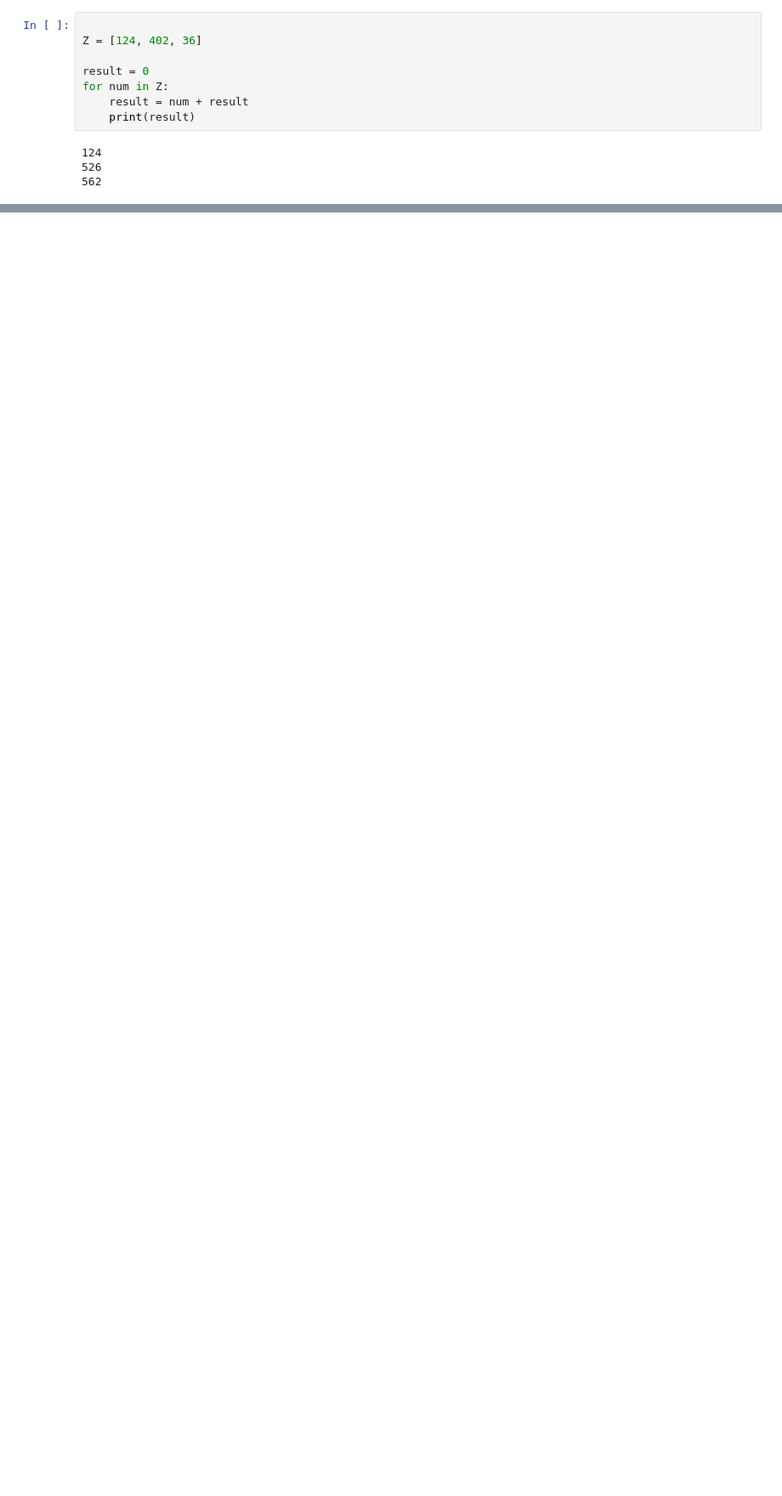
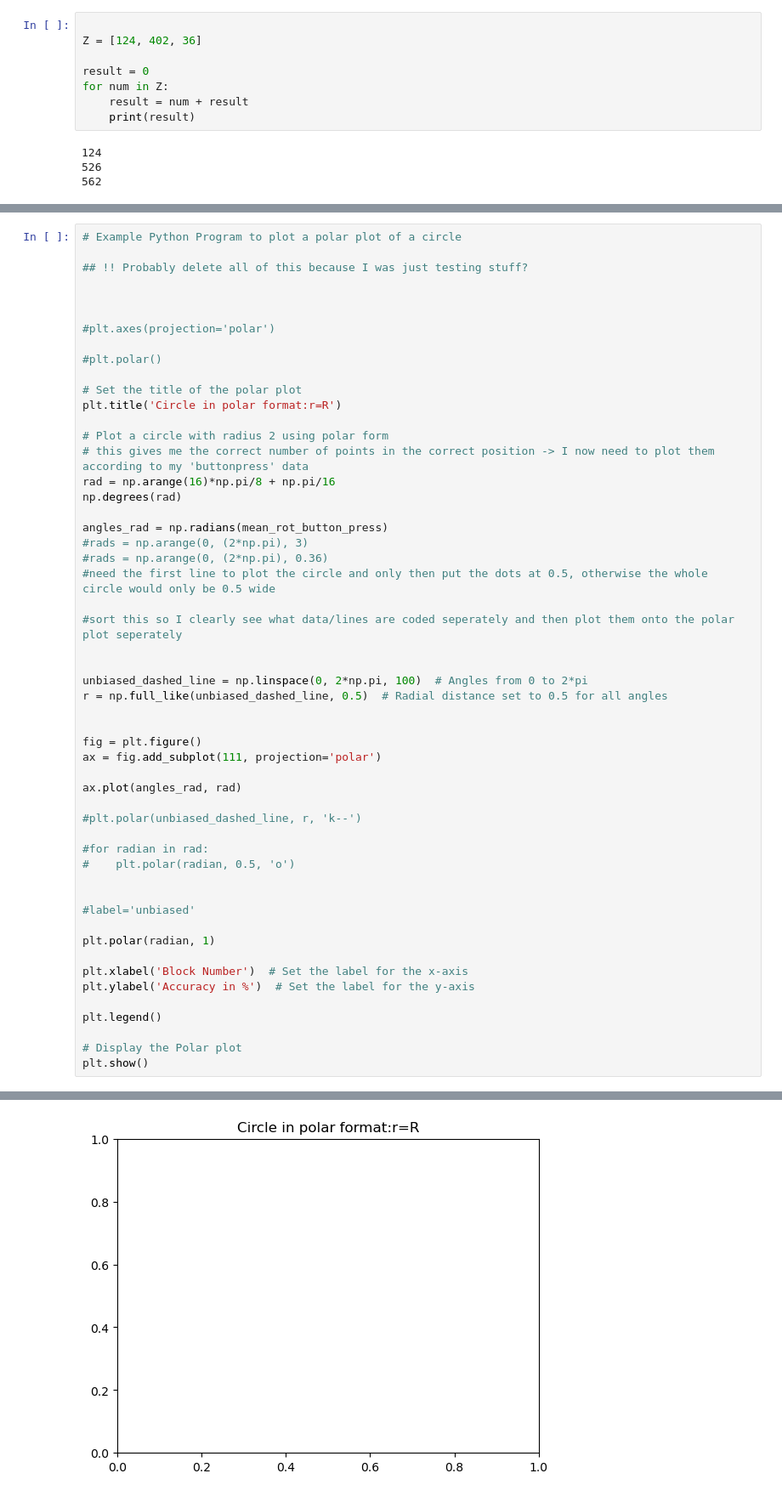
Before and after one commit to aabielefeldt/MultiEyeTem-Clone, a Jupyter notebook: scripts/MultieEyeTemJupyterScript.ipynb, the cells around one changed output, grey strips where cells are left out. Shown at 85% size. Drawn from its saved outputs; the diff is of its cells as text; blank space fills up the shorter version.

```diff
--- a/scripts/MultieEyeTemJupyterScript.ipynb
+++ b/scripts/MultieEyeTemJupyterScript.ipynb
@@ -201,0 +284,54 @@ for num in Z:
+# %%
+# Example Python Program to plot a polar plot of a circle
+
+## !! Probably delete all of this because I was just testing stuff?
+
+
+
+#plt.axes(projection='polar')
+
+#plt.polar()
+
+# Set the title of the polar plot
+plt.title('Circle in polar format:r=R')
+
+# Plot a circle with radius 2 using polar form
+# this gives me the correct number of points in the correct position -> I now need to plot them according to my 'buttonpress' data
+rad = np.arange(16)*np.pi/8 + np.pi/16
+np.degrees(rad)
+
+angles_rad = np.radians(mean_rot_button_press)
+#rads = np.arange(0, (2*np.pi), 3)
+#rads = np.arange(0, (2*np.pi), 0.36)
+#need the first line to plot the circle and only then put the dots at 0.5, otherwise the whole circle would only be 0.5 wide
+
+#sort this so I clearly see what data/lines are coded seperately and then plot them onto the polar plot seperately
+
+
+unbiased_dashed_line = np.linspace(0, 2*np.pi, 100)  # Angles from 0 to 2*pi
+r = np.full_like(unbiased_dashed_line, 0.5)  # Radial distance set to 0.5 for all angles
+
+
+fig = plt.figure()
+ax = fig.add_subplot(111, projection='polar')
+
+ax.plot(angles_rad, rad)
+
+#plt.polar(unbiased_dashed_line, r, 'k--')
+
+#for radian in rad:
+#    plt.polar(radian, 0.5, 'o')
+
+
+#label='unbiased'
+
+plt.polar(radian, 1)
+
+plt.xlabel('Block Number')  # Set the label for the x-axis
+plt.ylabel('Accuracy in %')  # Set the label for the y-axis
+
+plt.legend()
+
+# Display the Polar plot
+plt.show()
+# %% [output]
@@ -201,0 +339 @@ for num in Z:
+[figure, added]
```
Also changed, not shown: parts of 22 cells of this notebook, 5 other files.
